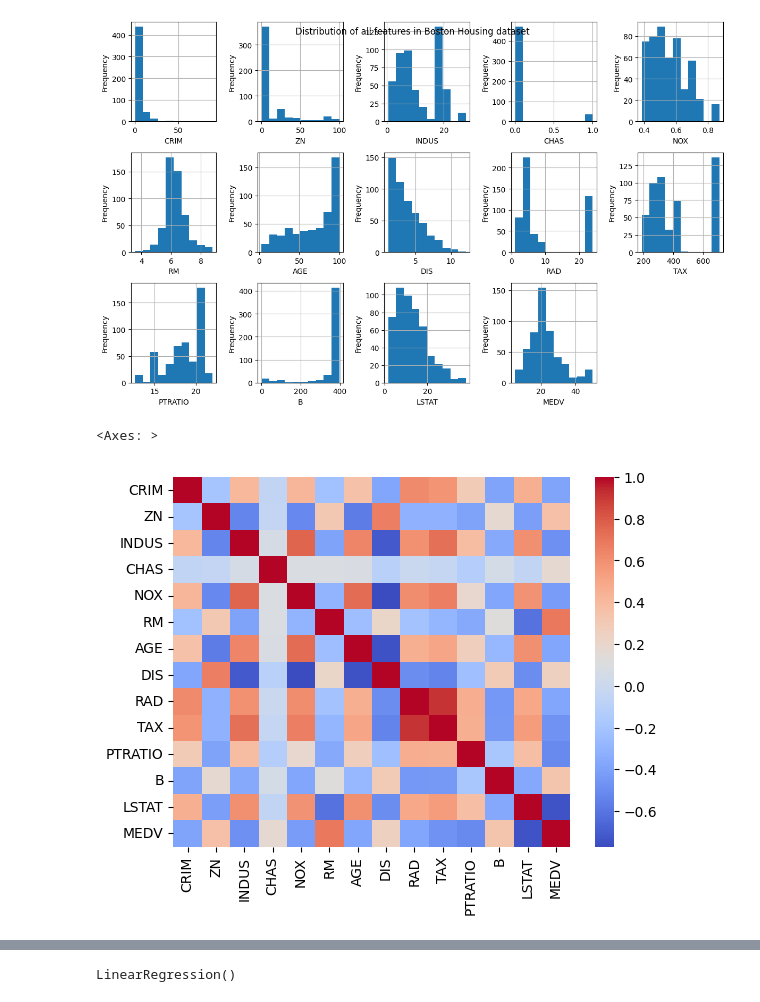
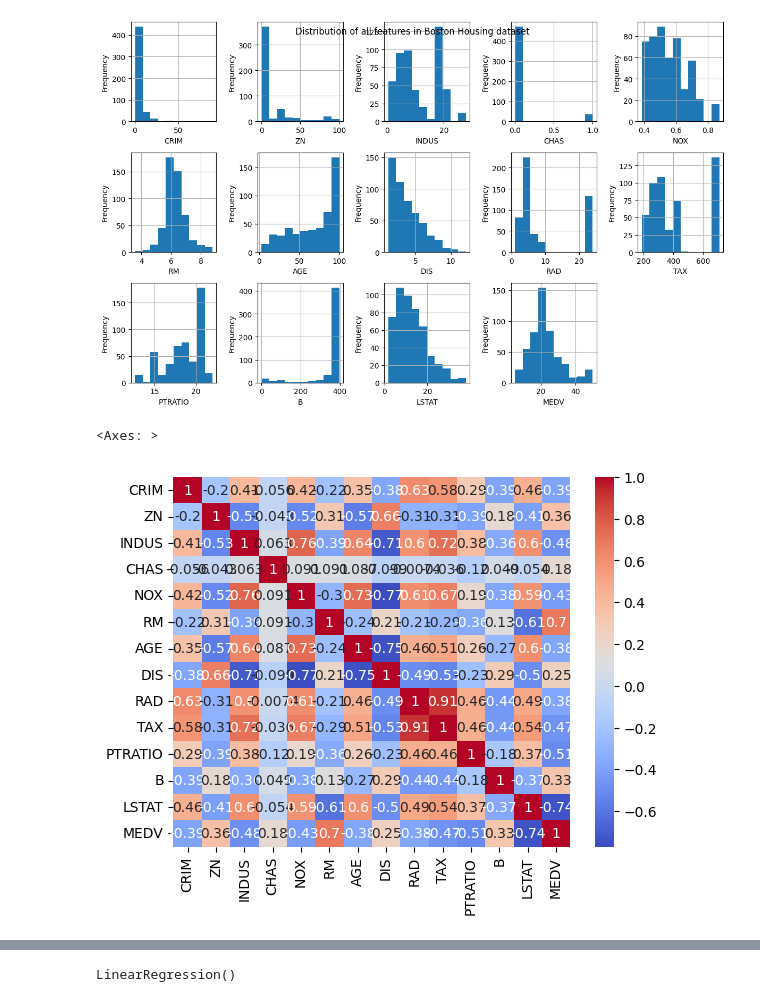
Before and after one commit to BGuragain1/Machine-Learning, a Jupyter notebook: Boston/boston-house-price-prediction.ipynb, the cells around one changed output, grey strips where cells are left out. Drawn from its saved outputs; the diff is of its cells as text; code cells hidden in the pictures.

```diff
--- a/Boston/boston-house-price-prediction.ipynb
+++ b/Boston/boston-house-price-prediction.ipynb
@@ -138,7 +138,7 @@ plt.show()
 # %% [output]
 [figure]
 # %%
-sns.heatmap(df.corr(),cmap = "coolwarm")
+sns.heatmap(df.corr(),cmap = "coolwarm",annot=True)
 # %% [output]
 <Axes: >
-[figure, old version]
+[figure, new version]
```
Also changed, not shown: parts of 6 cells of this notebook, 1 other file.
